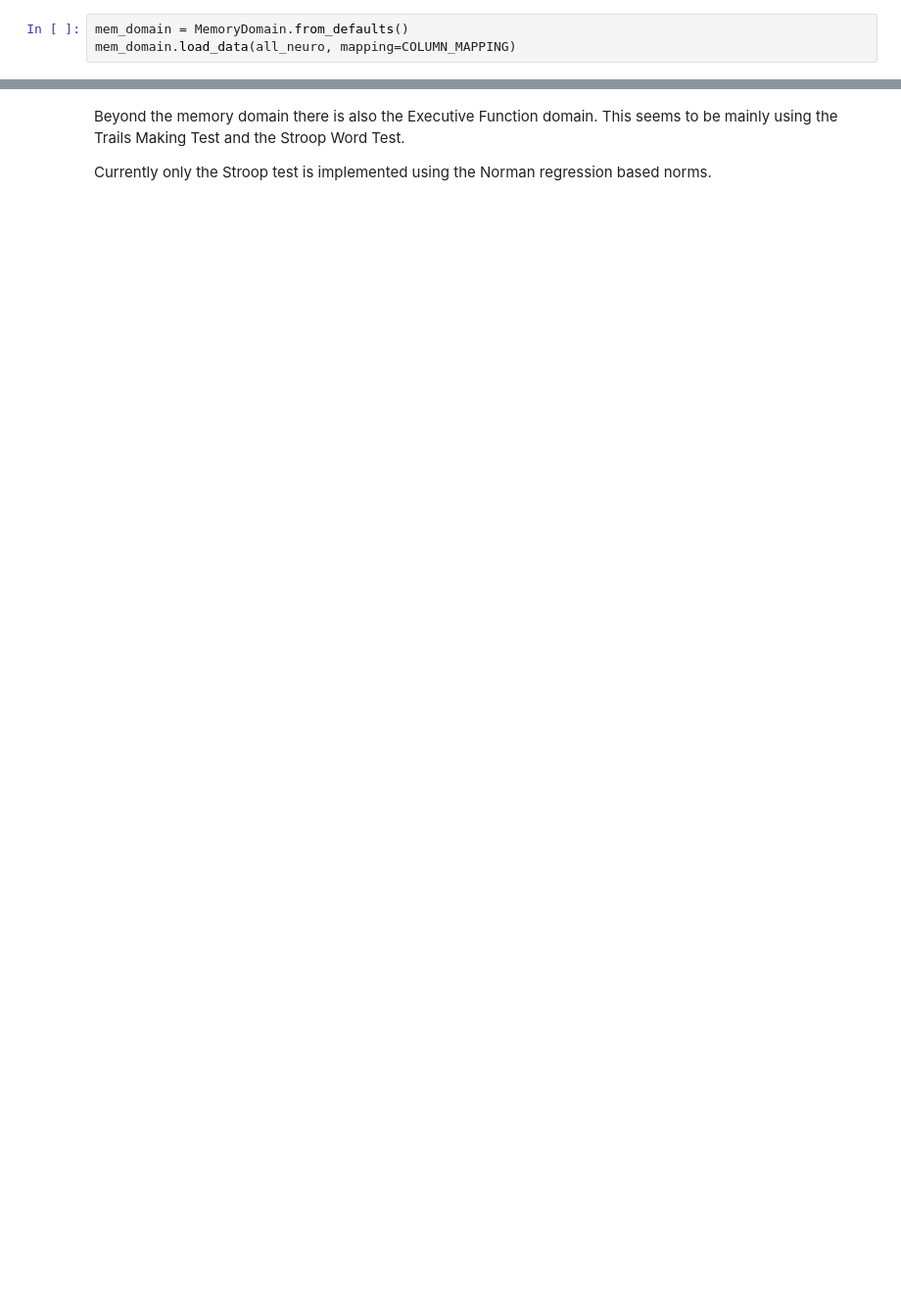
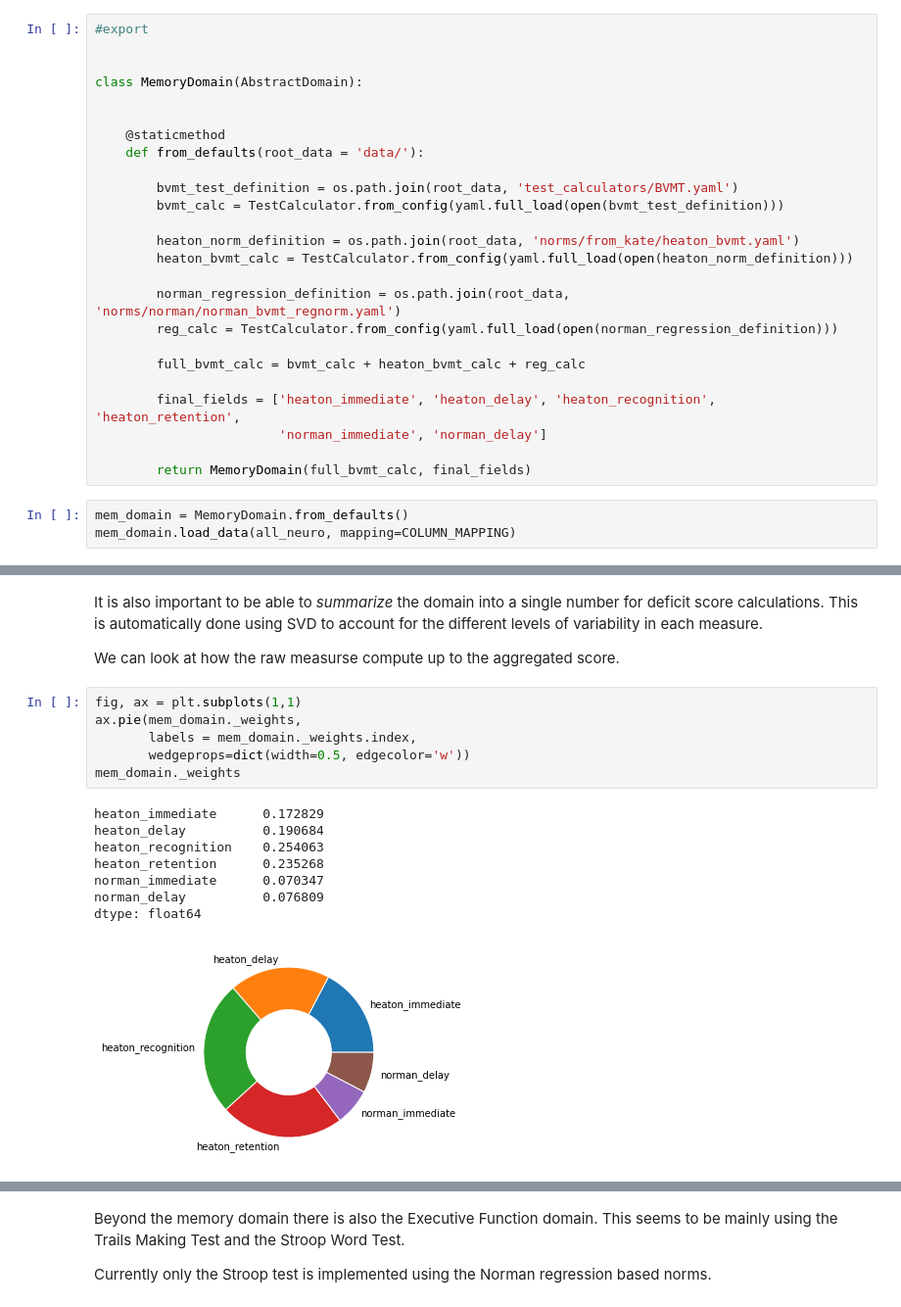
Before and after one commit to JudoWill/autoneuro, a Jupyter notebook: 03_domains.ipynb, the cells around one changed output, grey strips where cells are left out. Shown: that part at 98% size. Drawn from its saved outputs; the diff is of its cells as text; blank space fills up the shorter version.

Commit message:
Domains can now summarize themselves!

```diff
--- a/03_domains.ipynb
+++ b/03_domains.ipynb
@@ -172,3 +195,28 @@ class MemoryDomain(AbstractDomain):
+# %%
+#export
+
+
+class MemoryDomain(AbstractDomain):
+
+
+    @staticmethod
+    def from_defaults(root_data = 'data/'):
+
+        bvmt_test_definition = os.path.join(root_data, 'test_calculators/BVMT.yaml')
+        bvmt_calc = TestCalculator.from_config(yaml.full_load(open(bvmt_test_definition)))
+
+        heaton_norm_definition = os.path.join(root_data, 'norms/from_kate/heaton_bvmt.yaml')
+        heaton_bvmt_calc = TestCalculator.from_config(yaml.full_load(open(heaton_norm_definition)))
+
+        norman_regression_definition = os.path.join(root_data, 'norms/norman/norman_bvmt_regnorm.yaml')
+        reg_calc = TestCalculator.from_config(yaml.full_load(open(norman_regression_definition)))
+
+        full_bvmt_calc = bvmt_calc + heaton_bvmt_calc + reg_calc
+
+        final_fields = ['heaton_immediate', 'heaton_delay', 'heaton_recognition', 'heaton_retention',
+                        'norman_immediate', 'norman_delay']
+
+        return MemoryDomain(full_bvmt_calc, final_fields)
 # %%
 mem_domain = MemoryDomain.from_defaults()
 mem_domain.load_data(all_neuro, mapping=COLUMN_MAPPING)
@@ -194,5 +242,25 @@ show(layout([[delay_immed_fig],
 # %% [output]
 [interactive output not drawn]
 [interactive output not drawn]
+# %% [markdown]
+It is also important to be able to _summarize_ the domain into a single number for deficit score calculations.
+This is automatically done using SVD to account for the different levels of variability in each measure.
+
+We can look at how the raw measurse compute up to the aggregated score.
+# %%
+fig, ax = plt.subplots(1,1)
+ax.pie(mem_domain._weights,
+       labels = mem_domain._weights.index,
+       wedgeprops=dict(width=0.5, edgecolor='w'))
+mem_domain._weights
+# %% [output]
+heaton_immediate      0.172829
+heaton_delay          0.190684
+heaton_recognition    0.254063
+heaton_retention      0.235268
+norman_immediate      0.070347
+norman_delay          0.076809
+dtype: float64
+[figure, added]
 # %%
 cols = ['heaton_immediate', 'heaton_retention',
```
Also changed, not shown: parts of 5 cells of this notebook, 2 other files.
